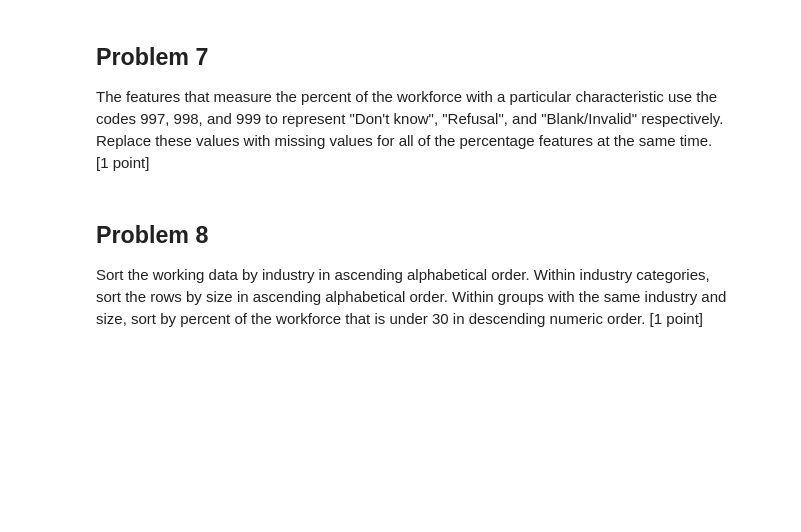
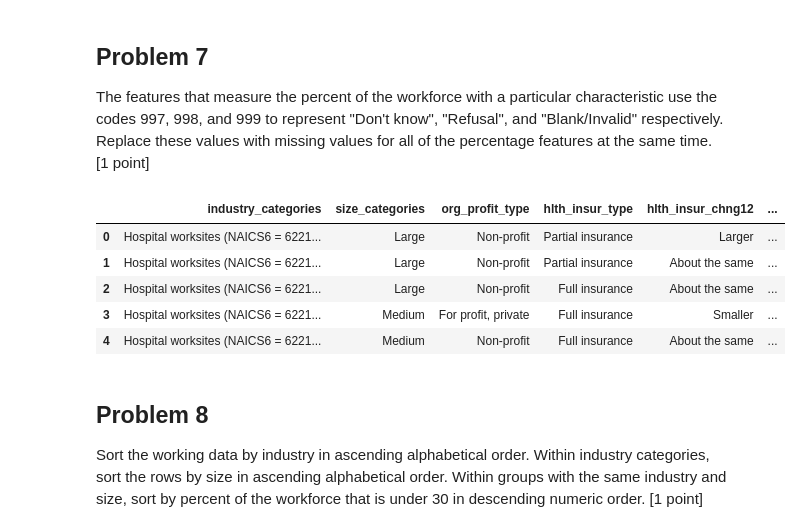
Before and after one commit to allaccountstaken/surfing_data_pipeline, a Jupyter notebook: M8/labassignment8.ipynb, the cells around one changed output. Cells and saved outputs as stored; diff of their text form; code cells hidden in the pictures; blank space fills up the shorter version.

```diff
--- a/M8/labassignment8.ipynb
+++ b/M8/labassignment8.ipynb
@@ -178,3 +257,13 @@ The features that measure the percent of the workforce with a particular charact
+# %%
+# Check the resultant dataframe with .head()
+working_version.head()
+# %% [output]
+|  | industry_categories | size_categories | org_profit_type | hlth_insur_type | hlth_insur_chng12 | ... |
+| 0 | Hospital worksites (NAICS6 = 6221... | Large | Non-profit | Partial insurance | Larger | ... |
+| 1 | Hospital worksites (NAICS6 = 6221... | Large | Non-profit | Partial insurance | About the same | ... |
+| 2 | Hospital worksites (NAICS6 = 6221... | Large | Non-profit | Full insurance | About the same | ... |
+| 3 | Hospital worksites (NAICS6 = 6221... | Medium | For profit, private | Full insurance | Smaller | ... |
+| 4 | Hospital worksites (NAICS6 = 6221... | Medium | Non-profit | Full insurance | About the same | ... |
 # %% [markdown]
 ## Problem 8
 Sort the working data by industry in ascending alphabetical order. Within industry categories, sort the rows by size in ascending alphabetical order. Within groups with the same industry and size, sort by percent of the workforce that is under 30 in descending numeric order. [1 point]
```
Also changed, not shown: parts of 24 cells of this notebook.
